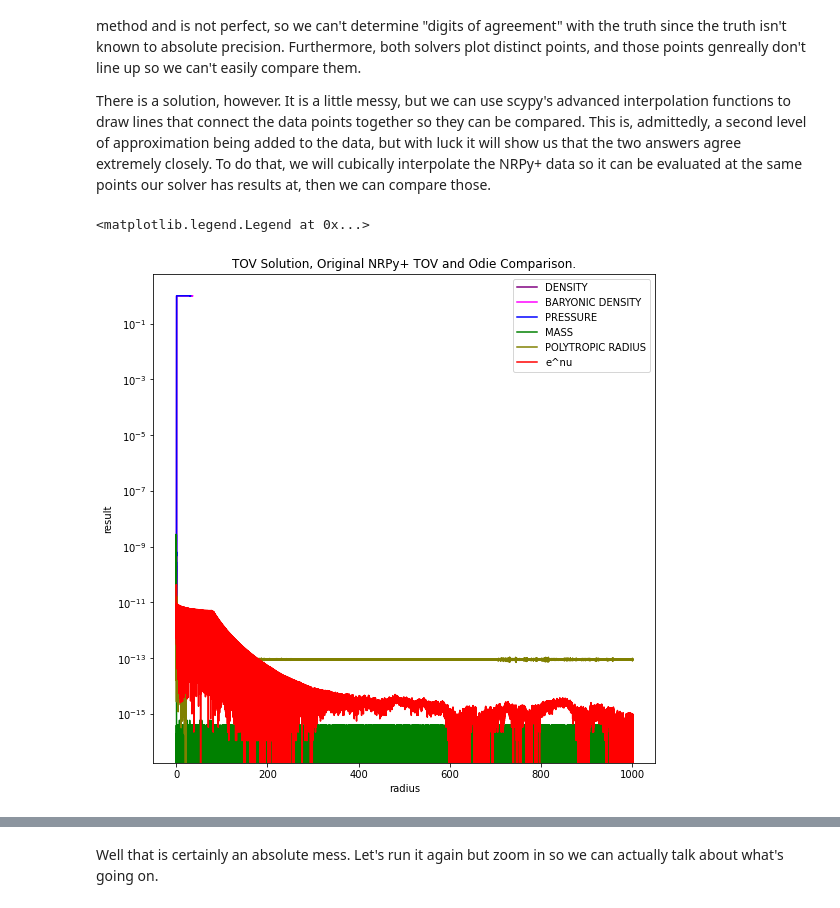
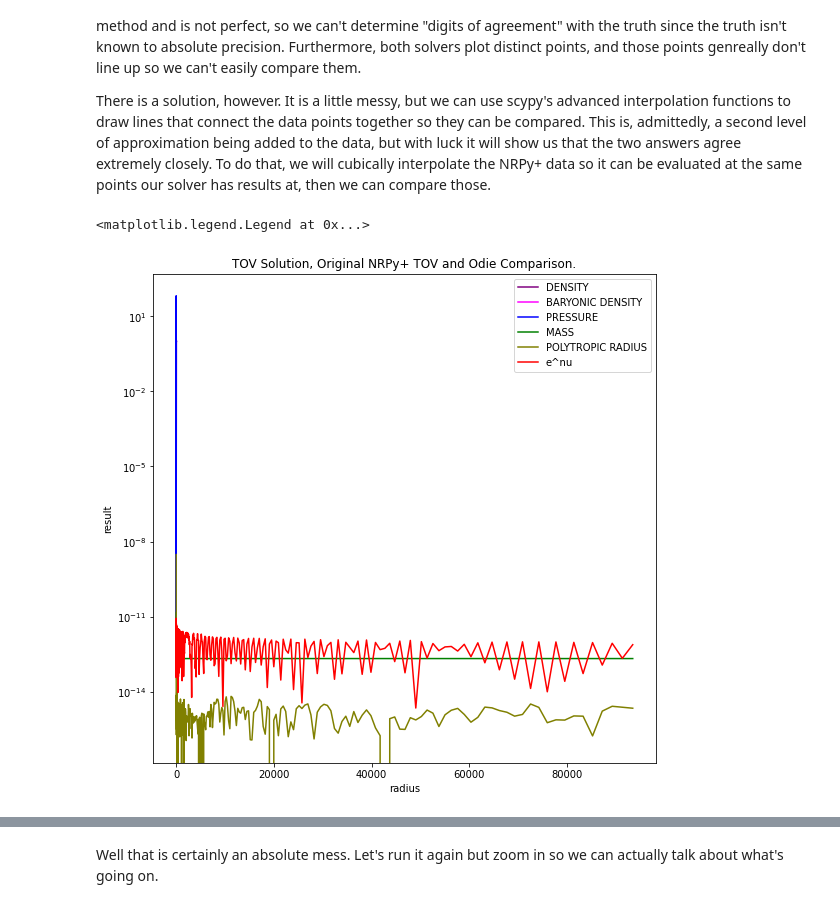
Before and after one commit to GMBlackjack/ODESolver, a Jupyter notebook: NRPy+_OdieGM_Tutorial-(CopyForMessingWith).ipynb, the cells around one changed output, grey strips where cells are left out. Drawn from its saved outputs; the diff is of its cells as text; code cells hidden in the pictures.

```diff
--- a/NRPy+_OdieGM_Tutorial-(CopyForMessingWith).ipynb
+++ b/NRPy+_OdieGM_Tutorial-(CopyForMessingWith).ipynb
@@ -3569,7 +3569,7 @@ import csv
 import sys
 # https://stackoverflow.com/questions/2753254/how-to-open-a-file-in-the-parent-directory-in-python-in-appengine
 # to make sure we get the right file.
-with open(sys.path[0] + '/eeeData.txt') as f:
+with open(sys.path[0] + '/jjData.txt') as f:
     reader = csv.reader(f, delimiter=' ')
     for row in reader:
         positionList.append(float(row[0]))
@@ -3591,7 +3591,7 @@ ax.plot(positionList, np.array(calculatedList2)*(1.0/R_Schw), color='g', label="
 ax.plot(positionList, np.array(calculatedList3)*(1.0/R_Schw), color='olive', label="MASS")
 
 # plt.ylim(0.0,0.15)
-# plt.xlim(0.0,1)
+plt.xlim(0.0,30)
 fig.set_size_inches(9,9)
 ax.legend()
 # %% [output]
@@ -3900,7 +3906,7 @@ calculatedList4 = []
 calculatedList5 = []
 calculatedList6 = []
 
-with open(sys.path[0] + '/qqqData.txt') as f: # Data from Original NRPy+ TOV Solver
+with open(sys.path[0] + '/outputTOVpolytropeMedium.txt') as f: # Data from Original NRPy+ TOV Solver
     reader = csv.reader(f, delimiter=' ')
     for row in reader:
         positionList.append(float(row[0]))
@@ -3921,7 +3927,7 @@ acalculatedList5 = []
 acalculatedList6 = []
 
 count = 0
-with open(sys.path[0] + '/qqData.txt') as f:
+with open(sys.path[0] + '/jjData.txt') as f:
     reader = csv.reader(f, delimiter=' ')
     for row in reader:
         apositionList.append(float(row[0]))
@@ -3949,7 +3955,7 @@ ax.set_title('TOV Solution, Original NRPy+ TOV and Odie Comparison.')
 x0 = np.array(apositionList)
 y0 = np.array(acalculatedList0) # Collect x and y values for the "truth" values.
 f0 = interpolate.interp1d(x0, y0, "cubic") # Interpolate cubically between them.
-xnew = calculatedList6 # Make the step size equal to our solver's.
+xnew = positionList # Make the step size equal to our solver's.
 xnew.pop(0)
 ynew = f0(xnew) # Use interpolation function returned by `interp1d` to get "truth" values
 ynew2 = calculatedList0 # Manually put our solver's values in, we wish to avoid double interpolating
@@ -3976,36 +3982,36 @@ x2 = np.array(apositionList)
 y2 = np.array(acalculatedList3)
 f2 = interpolate.interp1d(x2, y2, "cubic")
 ynew = f2(xnew) # Use interpolation function returned by `interp1d`
 ynew2 = calculatedList3
 ynew2.pop(0) # The first value, printd at zero, is not reported in the NRPy+ solver, get rid of it.
 plt.plot(np.array(xnew), abs((ynew-ynew2)/ynew), 'green', label="MASS")
 
 x2 = np.array(apositionList)
 y2 = np.array(acalculatedList5)
 f2 = interpolate.interp1d(x2, y2, "cubic")
 ynew = f2(xnew) # Use interpolation function returned by `interp1d`
-ynew2 = positionList
+ynew2 = calculatedList6
 ynew2.pop(0) # The first value, printd at zero, is not reported in the NRPy+ solver, get rid of it.
 plt.plot(np.array(xnew), abs((np.array(ynew)*C-ynew2)/(np.array(ynew)*C)), 'olive', label="POLYTROPIC RADIUS")
 
 x2 = np.array(apositionList)
 y2 = np.array(acalculatedList4)
 f2 = interpolate.interp1d(x2, y2, "cubic")
 ynew = f2(xnew) # Use interpolation function returned by `interp1d`
 ynew2 = calculatedList4
 ynew2.pop(0) # The first value, printd at zero, is not reported in the NRPy+ solver, get rid of it.
 plt.plot(np.array(xnew), abs(np.exp(np.array(ynew) - NU + np.log(1 - 2*M/R) )-ynew2)/(np.exp(np.array(ynew) - NU + np.log(1 - 2*M/R) )), 'red', label="e^nu")
 
 # plt.ylim(0,0.001)
-# plt.xlim(0.0,0.82)
+# plt.xlim(0.0,1)
 # https://stackoverflow.com/questions/332289/how-do-i-change-the-size-of-figures-drawn-with-matplotlib
 # Setting size was annoying.
 fig.set_size_inches(9,9)
 ax.set_yscale("log") # Found in matplotlib's documentation.
 ax.legend()
 # %% [output]
 <matplotlib.legend.Legend at 0x...>
-[figure, old version]
+[figure, new version]
 # %%
 import matplotlib.pyplot as plt
 import scipy.interpolate as scy
```
Also changed, not shown: parts of 9 cells of this notebook, 2 other files.
